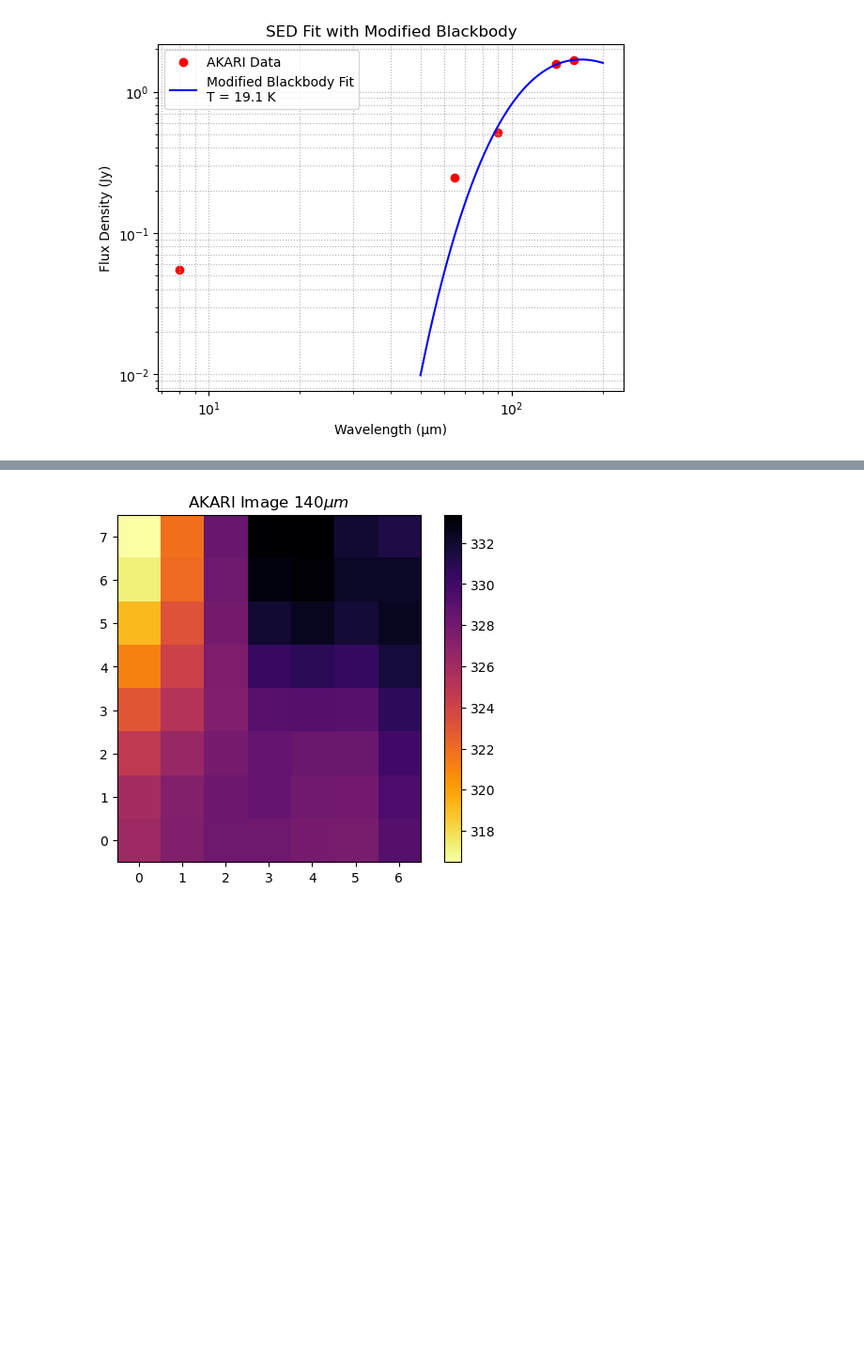
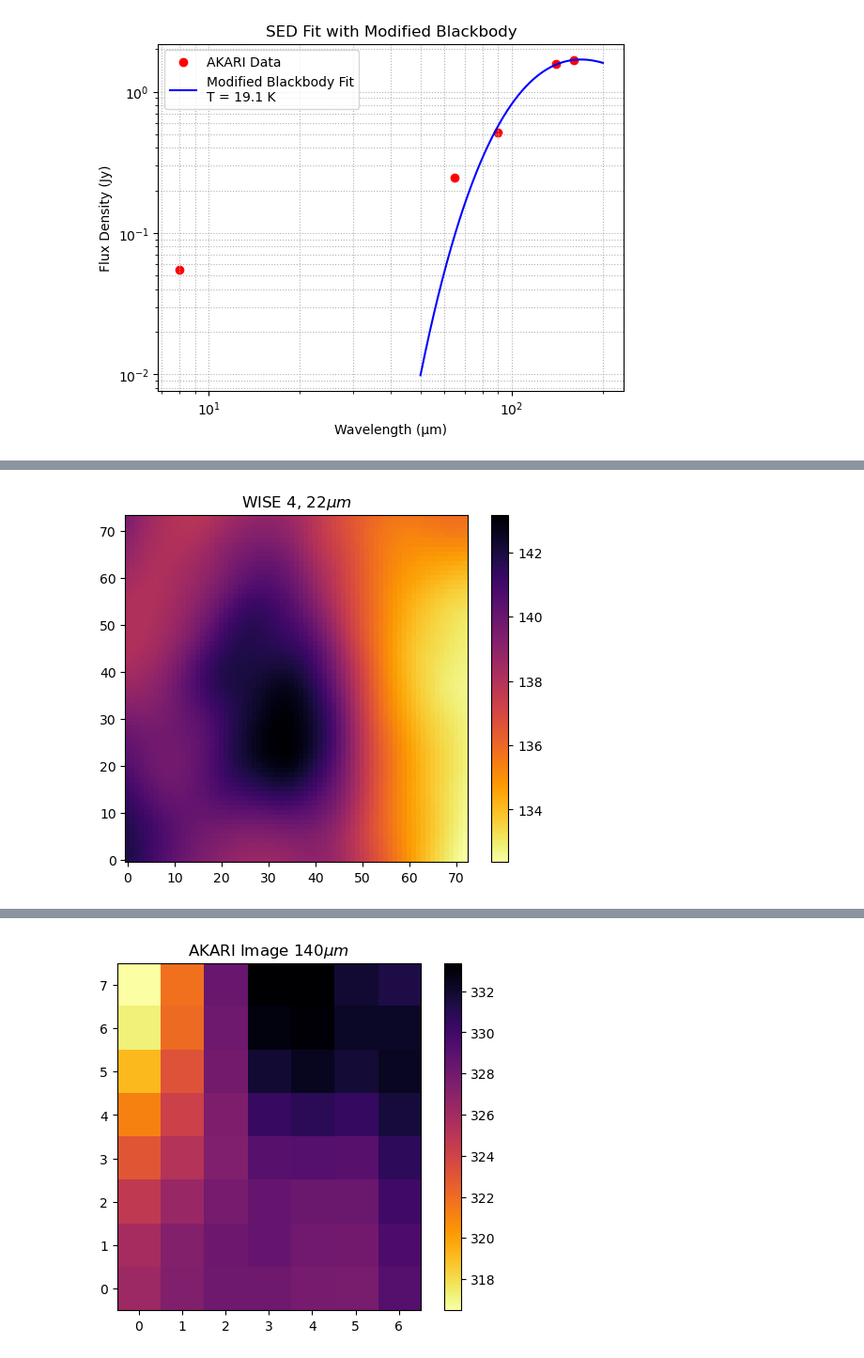
Before and after one commit to SomeDudeWhoExists/protostarNotebooks, a Jupyter notebook: Notebooks/AKARI.ipynb, the cells around one changed output, grey strips where cells are left out. Shown at 94% size. Saved outputs shown, nothing was run; the diff lists cells and outputs as text; code cells hidden in the pictures; blank space fills up the shorter version.

```diff
--- a/Notebooks/AKARI.ipynb
+++ b/Notebooks/AKARI.ipynb
@@ -184,0 +210,9 @@ Best-fit dust temperature: 19.09 K
+# %%
+wise4_4 = fits.open("../FITS/unknown, real candidate/fc_304.791800+42.439840_wise_4.fits")[0]
+
+plt.imshow(wise4_4.data, origin='lower', cmap='inferno_r')
+plt.colorbar()
+plt.title("WISE 4, 22$\mu m$")
+plt.show()
+# %% [output]
+[figure, added]
```
Also changed, not shown: parts of 21 cells of this notebook, 44 other files.
